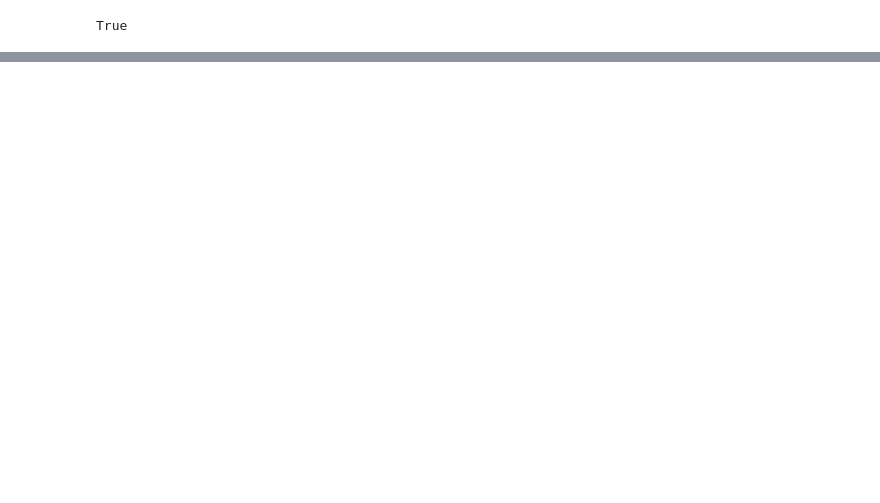
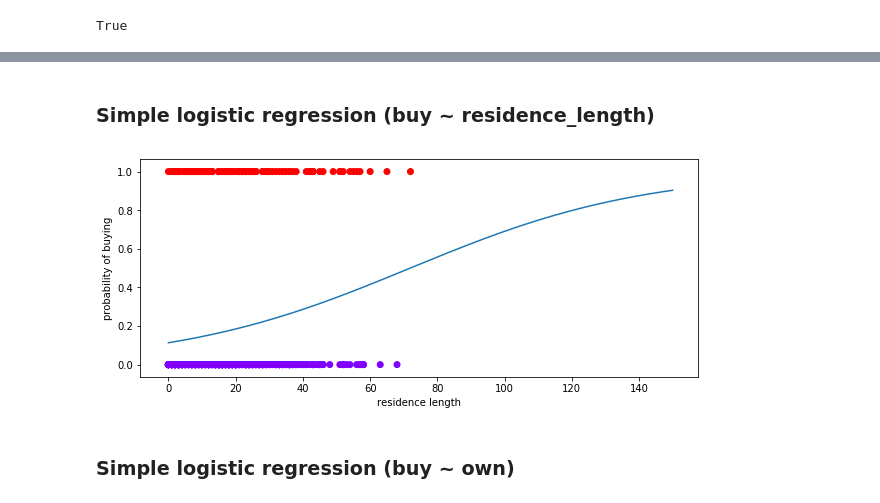
Before and after one commit to KarimaCha/nf_logistic, a Jupyter notebook: Logistic_Regression_without_solutions/Logistic_Regression_Exercise_Karima.ipynb, the cells around one changed output, grey strips where cells are left out. Cells and saved outputs as stored; diff of their text form; code cells hidden in the pictures; blank space fills up the shorter version.

```diff
--- a/Logistic_Regression_without_solutions/Logistic_Regression_Exercise_Karima.ipynb
+++ b/Logistic_Regression_without_solutions/Logistic_Regression_Exercise_Karima.ipynb
@@ -456,0 +591,24 @@ weighted avg       0.80      0.82      0.79       169
+# %% [markdown]
+### Simple logistic regression (buy ~ residence_length)
+# %%
+# repeat with the other continuous independent variable: residence_length
+x = df.residence_length.to_frame()
+y = df.buy
+
+x_train, x_test, y_train, y_test = train_test_split(x, y, random_state=1)
+logr_s = LogisticRegression(solver='liblinear')  # Default solver will change from ‘liblinear’ to ‘lbfgs’ in 0.22.
+logr_s.fit(x_train, y_train)
+
+x_plot = np.linspace(0,150,1000)
+regression_function = x_plot * logr_s.coef_[0][0] + logr_s.intercept_[0]
+sigmoid_function = expit(regression_function).ravel()
+
+fig, ax = plt.subplots(figsize=(10,4))
+plt.plot(x_plot, sigmoid_function)
+plt.scatter(df.residence_length, df.buy, c=df.buy, cmap='rainbow')
+plt.xlabel('residence length')
+plt.ylabel('probability of buying');
+# %% [output]
+[figure, added]
+# %% [markdown]
+### Simple logistic regression (buy ~ own)
```
Also changed, not shown: parts of 25 cells of this notebook.
